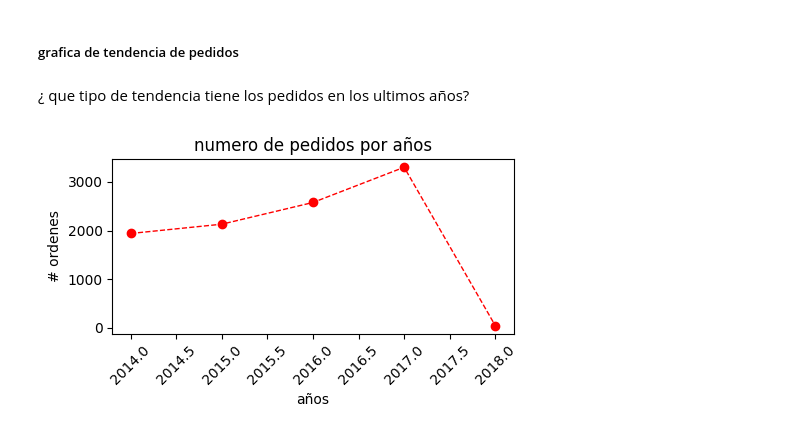
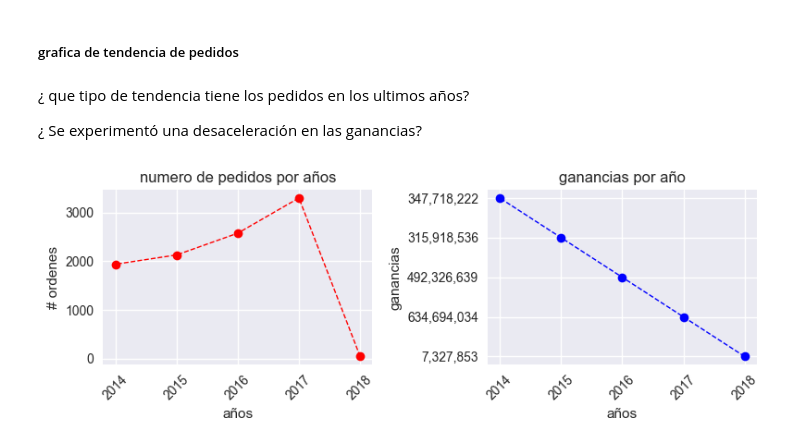
Before and after one commit to repos-especializacion-UdeA/tarea-fundamentos, a Jupyter notebook: entrega_udea_.ipynb, the cells around one changed output. Saved outputs shown, nothing was run; the diff lists cells and outputs as text; code cells hidden in the pictures.

```diff
--- a/entrega_udea_.ipynb
+++ b/entrega_udea_.ipynb
@@ -270,18 +228,36 @@ años_
 ##### grafica  de tendencia de pedidos
 # %% [markdown]
 ¿ que tipo de tendencia tiene los pedidos en los ultimos años?
+
+¿ Se experimentó una desaceleración en las ganancias?
+# %%
+plt.style.use('seaborn-v0_8')
+# %%
+años_=df__.groupby('año')['año'].count()
+años_=años_.reset_index(name='conteo')
+años_profit=df__.groupby('año')['Profit'].sum()
+años_profit=años_profit.reset_index(name='suma')
+años_profit['valores'] = años_profit['suma'].apply(lambda x: '{:,.0f}'.format(x))
+años_resumen=pd.merge(años_,años_profit,on='año').sort_values(by='año',ascending=False)
+años_resumen=años_resumen.iloc[:,[0,1,3]]
 # %%
-fig,ax = plt.subplots( figsize=(5, 3))
+fig,ax = plt.subplots(1,2, figsize=(8, 3))
 
-ax.plot(años_['año'],años_['conteo'],color='red',marker='o',linestyle='--',linewidth=1)
+ax[0].plot(años_resumen['año'],años_resumen['conteo'],color='red',marker='o',linestyle='--',linewidth=1)
+ax[1].plot(años_resumen['año'],años_resumen['valores'],color='b',marker='o',linestyle='--',linewidth=1)
 
-plt.xticks(rotation=45)
-plt.xlabel('años')
-plt.ylabel('# ordenes')
+ax[0].tick_params(axis='x', rotation=45)
+ax[0].set_xlabel('años')
+ax[0].set_ylabel('# ordenes')
+ax[0].set_title('numero de pedidos por años')
 
-ax.set_title('numero de pedidos por años')
+ax[1].tick_params(axis='x', rotation=45)
+ax[1].set_xlabel('años')
+ax[1].set_ylabel('ganancias')
+ax[1].tick_params(axis='x', rotation=45)
+ax[1].set_title('ganancias por año')
 
 plt.tight_layout()
 plt.show()
 # %% [output]
-[figure, old version]
+[figure, new version]
```
Also changed, not shown: parts of 11 cells of this notebook.
